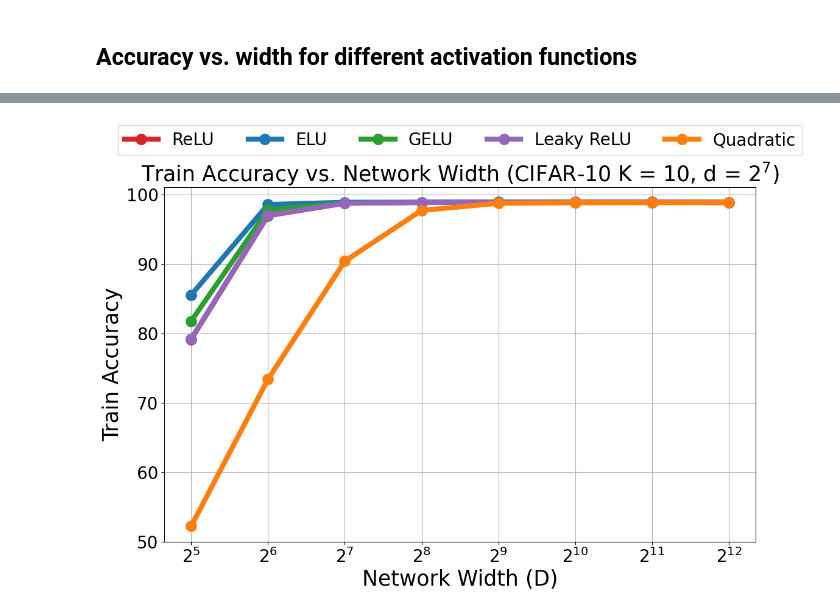
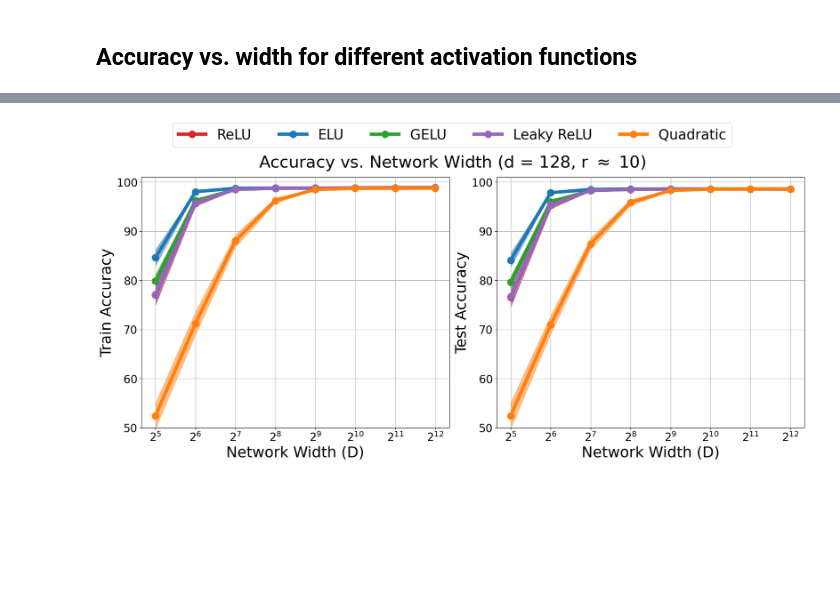
Before and after one commit to alecxu00/uos-linear-separability, a Jupyter notebook: plot_real_results.ipynb, the cells around one changed output, grey strips where cells are left out. Cells and saved outputs as stored; diff of their text form; code cells hidden in the pictures; blank space fills up the shorter version.

```diff
--- a/plot_real_results.ipynb
+++ b/plot_real_results.ipynb
@@ -26,22 +25,3 @@ data_types_save = {
 # Plot training and test accuracies vs. width
 # %% [markdown]
 ## Accuracy vs. width for different activation functions
-# %%
-widths = [16, 32, 64, 128, 256, 512, 1024, 2048]
-K = 2
-d = 64
-
-# Load in saved results
-train_accs_act = np.zeros((len(widths), len(activations)))
-test_accs_act = np.zeros((len(widths), len(activations)))
-
-for (i, width) in enumerate(widths):
-    for (j, activation) in enumerate(activations):
-        results_dir = "save/hybrid/usps/width_" + str(width) + "_depth_2_nonlinear_depth_1_gaussian_init_usps_data_dim_" + str(d) + "_" + str(K) + "_classes_" + activation + "_activation_seed_0"
-        train_best_result = torch.load(os.path.join(results_dir, "best.pth"), map_location=torch.device('cpu'))
-        test_result = torch.load(os.path.join(results_dir, "test.pth"), map_location=torch.device('cpu'))
-
-        cur_train_accs = train_best_result['train_accuracies']
-        train_accs_act[i, j] = cur_train_accs[-1]
-
-        test_accs_act[i, j] = test_result['test_accuracy']
@@ -130,33 +49,67 @@ for (i, width) in enumerate(widths):
 # %%
+train_accs_mean = np.mean(train_accs, axis=0)
+train_accs_std = np.std(train_accs, axis=0)
+
+test_accs_mean = np.mean(test_accs, axis=0)
+test_accs_std = np.std(test_accs, axis=0)
+
 # Plot results
-fig, ax1 = plt.subplots(figsize=(12,8))
+fig, (ax1, ax2) = plt.subplots(ncols=2, figsize=(18, 8))
+
+dim_base = int(np.log2(dim))
+dim_save = str(dim)
 
 start_idx = 1
 lw = 6
 colors = ['tab:red', 'tab:blue', 'tab:green', 'tab:purple', 'tab:orange']
-ax1.set_xlabel(r'Network Width (D)', fontsize=25)
-ax1.set_ylabel('Train Accuracy', fontsize=25)
-ax1.set_title('Train Accuracy vs. Network Width (CIFAR-10 K = ' + str(K) + ', d = $2^7$)', fontsize=25)
+
+# Plot training
+ax1.set_xlabel(r'Network Width (D)', fontsize=27)
+ax1.set_ylabel('Train Accuracy', fontsize=27)
+#ax1.set_title('Accuracy vs. Network Width (d = ' + str(dim) + ', r = ' + str(rank) + ')', fontsize=22)
 
 lns = []
 for i in range(len(colors)):
-    l_i = ax1.plot(widths, list(train_accs_act[:, i]), color=colors[i], linewidth=lw, marker=".", markersize=25,
+    l_i = ax1.plot(widths, list(train_accs_mean[:, i]), color=colors[i], linewidth=lw, marker=".", markersize=25,
                   label=activations_save[activations[i]])
+    ax1.fill_between(widths, list(train_accs_mean[:, i] - train_accs_std[:, i]), list(train_accs_mean[:, i] + train_accs_std[:, i]),
+                    color=colors[i], alpha=0.5)
     lns += l_i
 
 ax1.set_xscale('log', base=2)
 ax1.tick_params(axis='y', labelsize=20)
 ax1.tick_params(axis='x', labelsize=20)
-#lns = l2+l3
+
 labs = [l.get_label() for l in lns]
-ax1.legend(lns, labs, loc='upper center', bbox_to_anchor=(0.5,1.20), fontsize=20, ncol=5)
-plt.grid()
+#ax1.legend(lns, labs, loc='upper center', bbox_to_anchor=(0.5,1.20), ncol=5, fontsize=15)
+ax1.grid()
 ax1.set_ylim(50, 101)
 
+# Plot testing
+ax2.set_xlabel(r'Network Width (D)', fontsize=27)
+ax2.set_ylabel('Test Accuracy', fontsize=27)
+#ax2.set_title('Accuracy vs. Network Width (d = ' + str(dim) + ', r = ' + str(rank) + ')', fontsize=22)
+
+lns = []
+for i in range(len(colors)):
+    l_i = ax2.plot(widths, list(test_accs_mean[:, i]), color=colors[i], linewidth=lw, marker=".", markersize=25,
+                  label=activations_save[activations[i]])
+    ax2.fill_between(widths, list(test_accs_mean[:, i] - test_accs_std[:, i]), list(test_accs_mean[:, i] + test_accs_std[:, i]),
+                    color=colors[i], alpha=0.5)
+    lns += l_i
+
+ax2.set_xscale('log', base=2)
+ax2.tick_params(axis='y', labelsize=20)
+ax2.tick_params(axis='x', labelsize=20)
+
+labs = [l.get_label() for l in lns]
+#ax2.legend(lns, labs, loc='upper center', bbox_to_anchor=(0.5,1.20), ncol=5, fontsize=15)
+ax2.grid()
+ax2.set_ylim(50, 101)
+
+fig.suptitle('Accuracy vs. Network Width (d = ' + str(dim) + r', r $\approx$ ' + str(rank) + ')', fontsize=30)
+fig.legend(lns, labs, loc='upper center', bbox_to_anchor=(0.5,1.1), ncol=len(activations), fontsize=25)
 fig.tight_layout()  # otherwise the right y-label is slightly clipped
-#plt.show()
-
-
-plt.savefig('./figures/cifar10/cifar10_' + str(K) + '_classes_train.png')
+plt.show()
 # %% [output]
-[figure, old version]
+[figure, new version]
```
Also changed, not shown: parts of 10 cells of this notebook, 12 other files.
